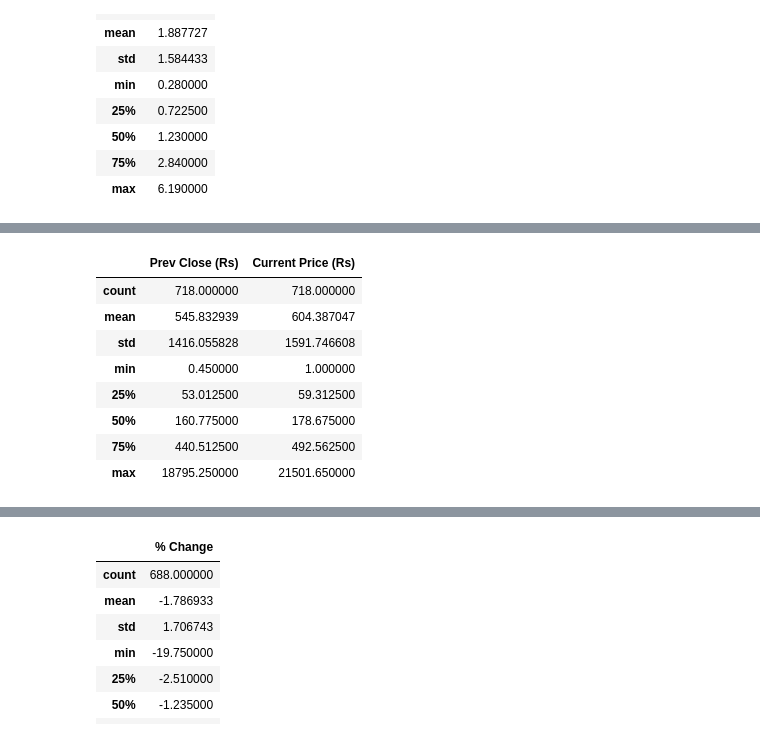
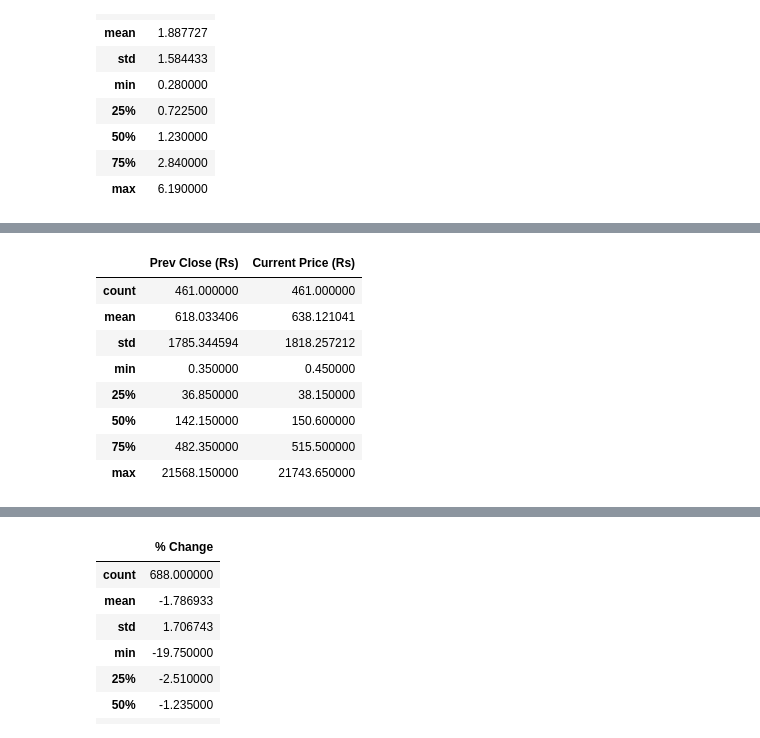
Before and after one commit to CodeChefVIT/Stocker, a Jupyter notebook: ML/scraping/Plots.ipynb, the cells around one changed output, grey strips where cells are left out. Cells and saved outputs as stored; diff of their text form; code cells hidden in the pictures.

```diff
--- a/ML/scraping/Plots.ipynb
+++ b/ML/scraping/Plots.ipynb
@@ -43,15 +43,15 @@ plt.savefig('daily_top_gainers.png', bbox_inches='tight')
 # %% [output]
 [drawing not drawn]
 # %%
-data3 = pd.read_csv("monthly_top_gainers.csv")
+data3 = pd.read_csv("weekly_top_gainers.csv")
 data3.describe()
 # %% [output]
 |  | Prev Close (Rs) | Current Price (Rs) |
-| count | 718.000000 | 718.000000 |
-| mean | 545.832939 | 604.387047 |
-| std | 1416.055828 | 1591.746608 |
-| min | 0.450000 | 1.000000 |
-| 25% | 53.012500 | 59.312500 |
-| 50% | 160.775000 | 178.675000 |
-| 75% | 440.512500 | 492.562500 |
-| max | 18795.250000 | 21501.650000 |
+| count | 461.000000 | 461.000000 |
+| mean | 618.033406 | 638.121041 |
+| std | 1785.344594 | 1818.257212 |
+| min | 0.350000 | 0.450000 |
+| 25% | 36.850000 | 38.150000 |
+| 50% | 142.150000 | 150.600000 |
+| 75% | 482.350000 | 515.500000 |
+| max | 21568.150000 | 21743.650000 |
```
Also changed, not shown: parts of 2 cells of this notebook, 2 other files.
